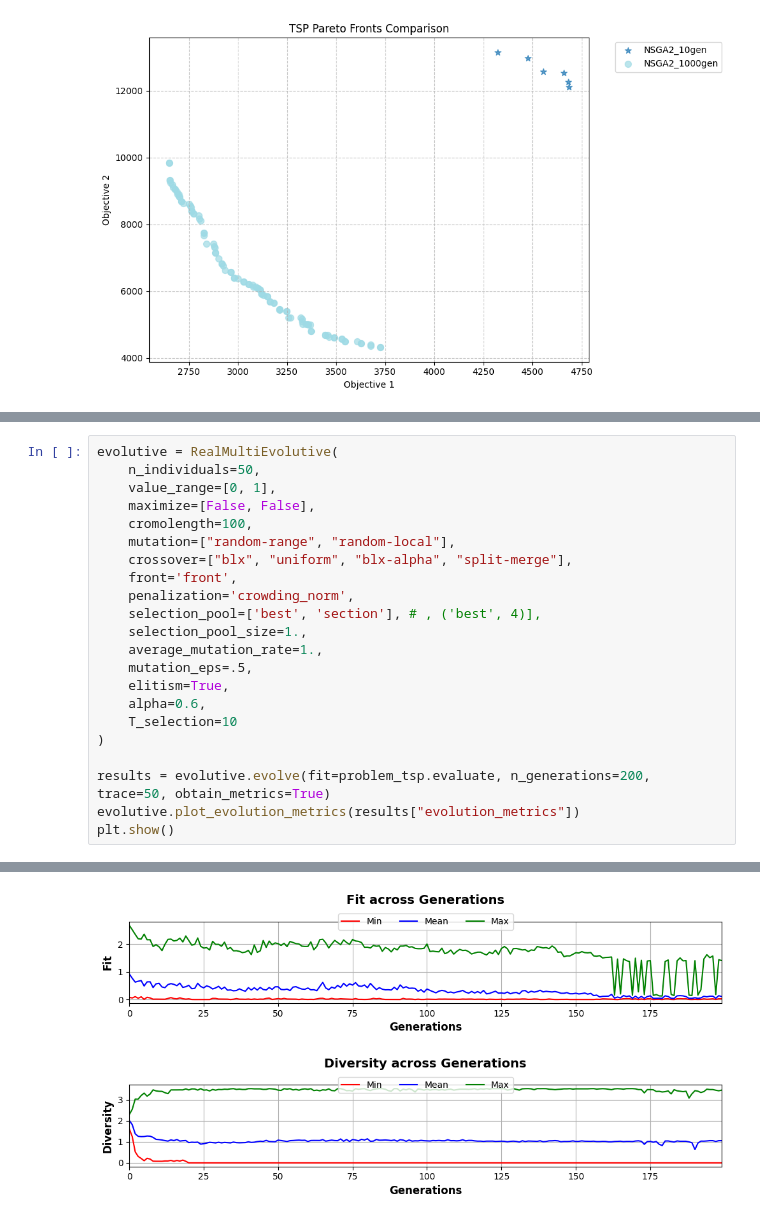
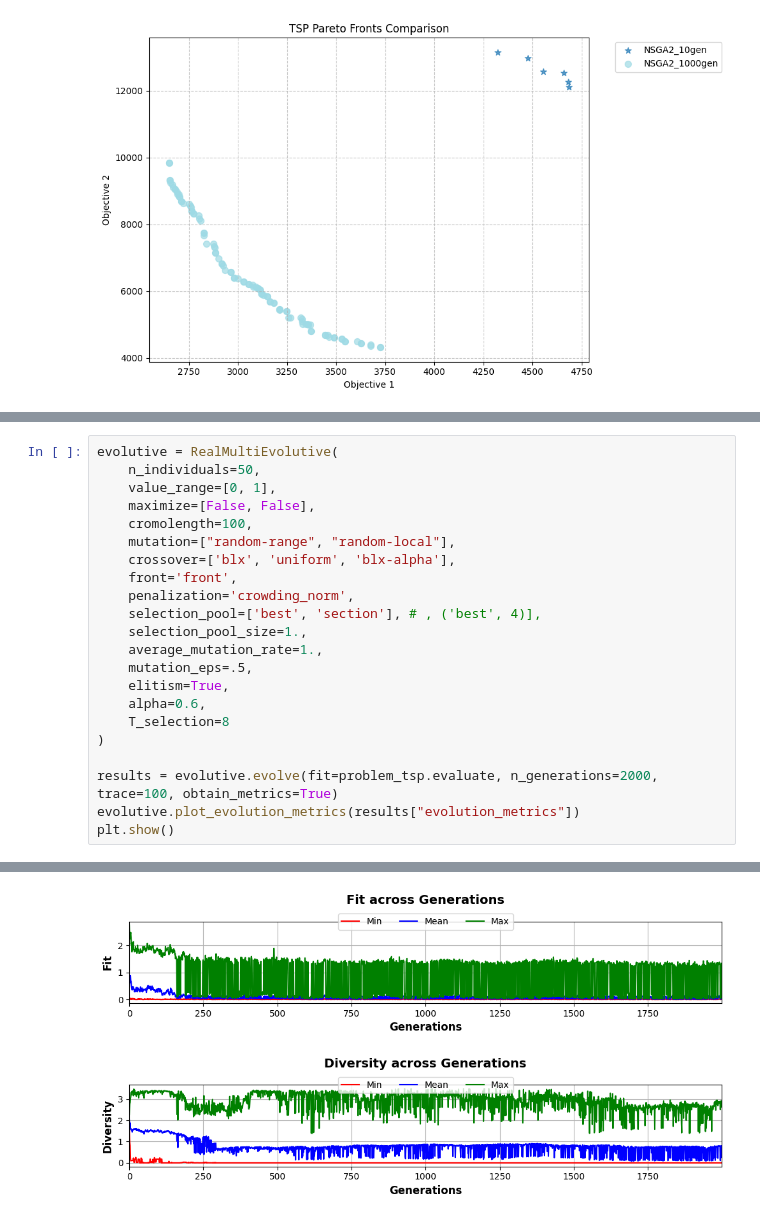
Before and after one commit to pedro-com/bioinspired-evo, a Jupyter notebook: hito2 alejandro.ipynb, the cells around one changed output, grey strips where cells are left out. Drawn from its saved outputs; the diff is of its cells as text.

```diff
--- a/hito2 alejandro.ipynb
+++ b/hito2 alejandro.ipynb
@@ -407,7 +430,7 @@ evolutive = RealMultiEvolutive(
     maximize=[False, False],
     cromolength=100,
     mutation=["random-range", "random-local"],
-    crossover=["blx", "uniform", "blx-alpha", "split-merge"],
+    crossover=['blx', 'uniform', 'blx-alpha'],
     front='front',
     penalization='crowding_norm',
     selection_pool=['best', 'section'], # , ('best', 4)],
@@ -416,10 +439,10 @@ evolutive = RealMultiEvolutive(
     mutation_eps=.5,
     elitism=True,
     alpha=0.6,
-    T_selection=10
+    T_selection=8
 )
 
-results = evolutive.evolve(fit=problem_tsp.evaluate, n_generations=200, trace=50, obtain_metrics=True)
+results = evolutive.evolve(fit=problem_tsp.evaluate, n_generations=2000, trace=100, obtain_metrics=True)
 evolutive.plot_evolution_metrics(results["evolution_metrics"])
 plt.show()
 # %% [output]
@@ -430 +469 @@ Generation      200 | Population Elite Points:       76 | Best Fit: 1.4074 | Mea
-[figure, old version]
+[figure, new version]
```
Also changed, not shown: parts of 9 cells of this notebook.
